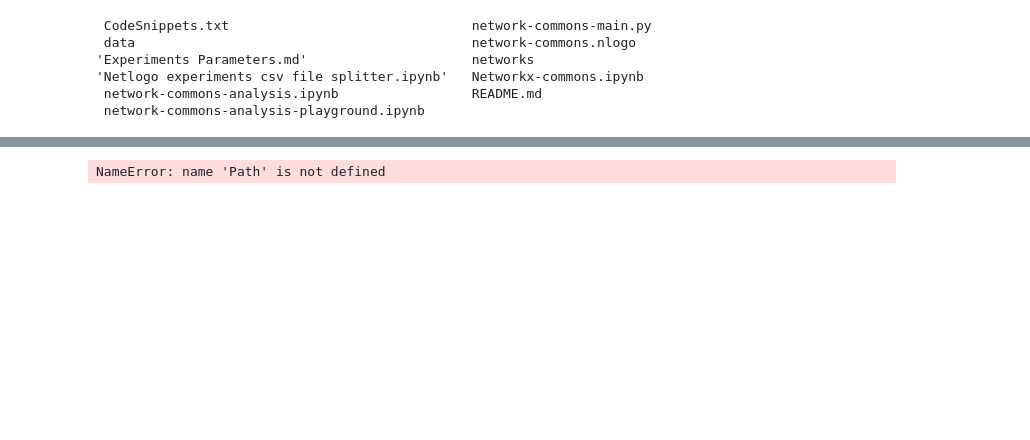
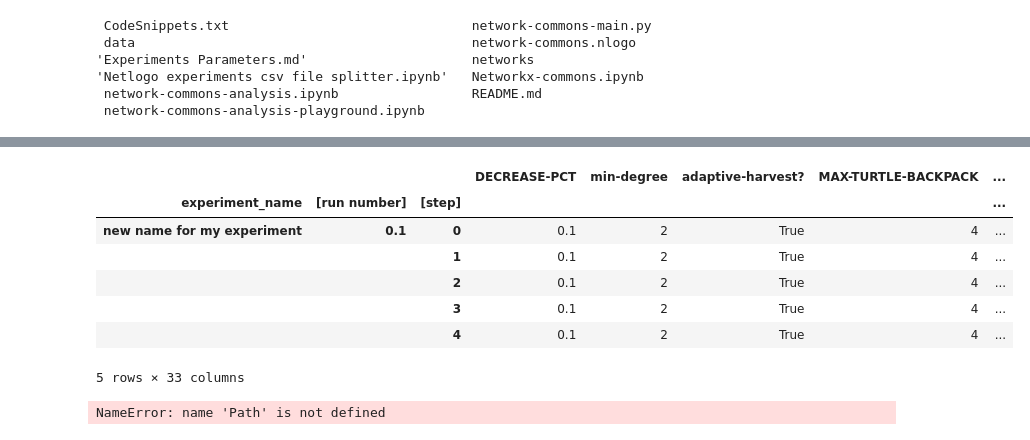
Before and after one commit to IsisChameleon/abm_commons_tragedy, a Jupyter notebook: network-commons-analysis.ipynb, the cells around one changed output, grey strips where cells are left out. Saved outputs shown, nothing was run; the diff lists cells and outputs as text; code cells hidden in the pictures; blank space fills up the shorter version.

```diff
--- a/network-commons-analysis.ipynb
+++ b/network-commons-analysis.ipynb
@@ -398 +397,43 @@ df = read_netlogo_csv(csv_name)
+# %%
+########### MAIN 1 (2) - Data input ###############################################
+#
+#   READ A LIST OF CSV FILES INTO THE DATAFRAME df
+#
+#   yOU CAN FORCE EXPERIMENT NAME TO BE THE SAME FOR ALL OF THOSE CSV FILES
+#   INSTEAD OF TAKING THE EXPERIMENT NAME IN THE CSV FILES
+#   !! The run numbers will be changed otherwise for example the run number one
+#   in 2 different files will be mixed.
+#
+#
+############################################################
+
+#input
+#-----
+
+csv_names = ['network-commons experiment demo-table_decreasingfactordiv.csv',
+            'network-commons experiment #2.0 Network. min-degree 1-table.csv']
+experiment_name_forced = 'new name for my experiment'
+
+#processing
+#----------
+
+df_list = []
+i=0
+for csv_name in csv_names:
+    df = read_netlogo_csv(csv_name, experiment_name_forced, '{0}.'.format(i))
+    i = i+1
+    df_list.append(df)
+
+df = pd.concat(df_list, axis=0)
+
+df.head()
+# %% [output]
+|  |  |  | DECREASE-PCT | min-degree | adaptive-harvest? | MAX-TURTLE-BACKPACK | ... |
+| experiment_name | [run number] | [step] |  |  |  |  | ... |
+| new name for my experiment | 0.1 | 0 | 0.1 | 2 | True | 4 | ... |
+|  |  | 1 | 0.1 | 2 | True | 4 | ... |
+|  |  | 2 | 0.1 | 2 | True | 4 | ... |
+|  |  | 3 | 0.1 | 2 | True | 4 | ... |
+|  |  | 4 | 0.1 | 2 | True | 4 | ... |
+5 rows × 33 columns
 # %%
```
Also changed, not shown: parts of 10 cells of this notebook.
